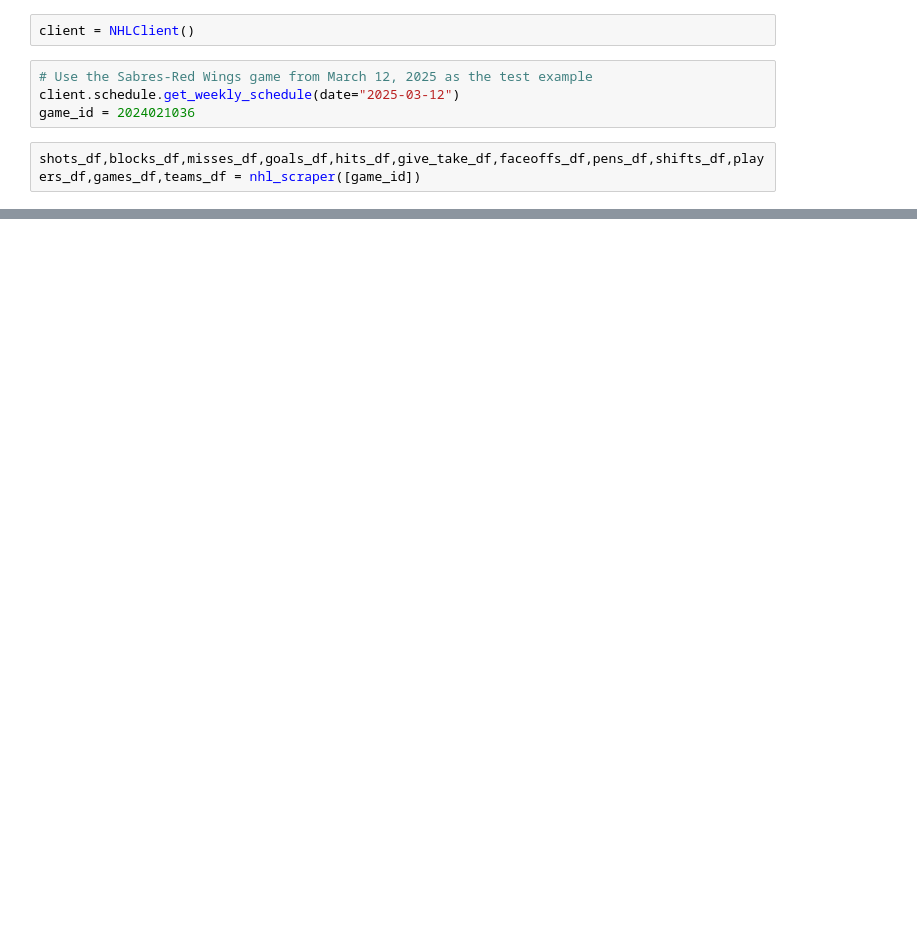
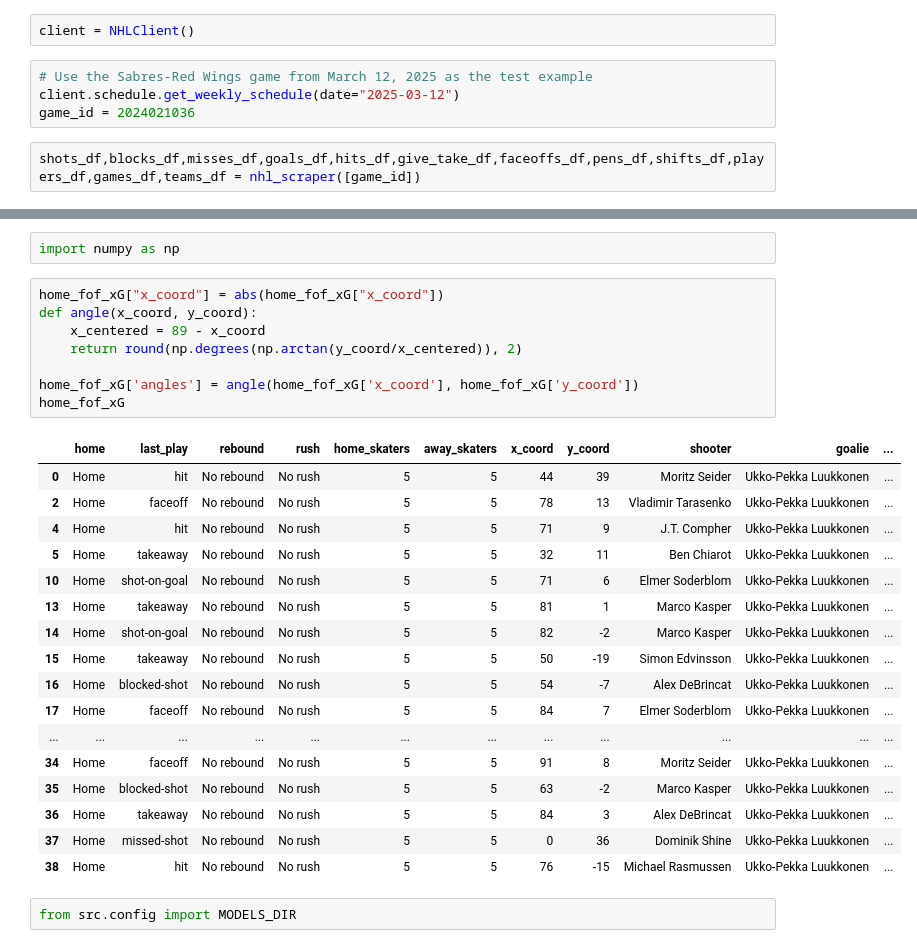
Before and after one commit to nolantphillips/nhl_game_reports, a Jupyter notebook: notebooks/01_scrape_data.ipynb, the cells around one changed output, grey strips where cells are left out. Cells and saved outputs as stored; diff of their text form; blank space fills up the shorter version.

```diff
--- a/notebooks/01_scrape_data.ipynb
+++ b/notebooks/01_scrape_data.ipynb
@@ -43,0 +511,30 @@ shots_df
+# %%
+import numpy as np
+# %%
+home_fof_xG["x_coord"] = abs(home_fof_xG["x_coord"])
+def angle(x_coord, y_coord):
+    x_centered = 89 - x_coord
+    return round(np.degrees(np.arctan(y_coord/x_centered)), 2)
+
+home_fof_xG['angles'] = angle(home_fof_xG['x_coord'], home_fof_xG['y_coord'])
+home_fof_xG
+# %% [output]
+|  | home | last_play | rebound | rush | home_skaters | away_skaters | x_coord | y_coord | shooter | goalie | ... |
+| 0 | Home | hit | No rebound | No rush | 5 | 5 | 44 | 39 | Moritz Seider | Ukko-Pekka Luukkonen | ... |
+| 2 | Home | faceoff | No rebound | No rush | 5 | 5 | 78 | 13 | Vladimir Tarasenko | Ukko-Pekka Luukkonen | ... |
+| 4 | Home | hit | No rebound | No rush | 5 | 5 | 71 | 9 | J.T. Compher | Ukko-Pekka Luukkonen | ... |
+| 5 | Home | takeaway | No rebound | No rush | 5 | 5 | 32 | 11 | Ben Chiarot | Ukko-Pekka Luukkonen | ... |
+| 10 | Home | shot-on-goal | No rebound | No rush | 5 | 5 | 71 | 6 | Elmer Soderblom | Ukko-Pekka Luukkonen | ... |
+| 13 | Home | takeaway | No rebound | No rush | 5 | 5 | 81 | 1 | Marco Kasper | Ukko-Pekka Luukkonen | ... |
+| 14 | Home | shot-on-goal | No rebound | No rush | 5 | 5 | 82 | -2 | Marco Kasper | Ukko-Pekka Luukkonen | ... |
+| 15 | Home | takeaway | No rebound | No rush | 5 | 5 | 50 | -19 | Simon Edvinsson | Ukko-Pekka Luukkonen | ... |
+| 16 | Home | blocked-shot | No rebound | No rush | 5 | 5 | 54 | -7 | Alex DeBrincat | Ukko-Pekka Luukkonen | ... |
+| 17 | Home | faceoff | No rebound | No rush | 5 | 5 | 84 | 7 | Elmer Soderblom | Ukko-Pekka Luukkonen | ... |
+| ... | ... | ... | ... | ... | ... | ... | ... | ... | ... | ... | ... |
+| 34 | Home | faceoff | No rebound | No rush | 5 | 5 | 91 | 8 | Moritz Seider | Ukko-Pekka Luukkonen | ... |
+| 35 | Home | blocked-shot | No rebound | No rush | 5 | 5 | 63 | -2 | Marco Kasper | Ukko-Pekka Luukkonen | ... |
+| 36 | Home | takeaway | No rebound | No rush | 5 | 5 | 84 | 3 | Alex DeBrincat | Ukko-Pekka Luukkonen | ... |
+| 37 | Home | missed-shot | No rebound | No rush | 5 | 5 | 0 | 36 | Dominik Shine | Ukko-Pekka Luukkonen | ... |
+| 38 | Home | hit | No rebound | No rush | 5 | 5 | 76 | -15 | Michael Rasmussen | Ukko-Pekka Luukkonen | ... |
+# %%
+from src.config import MODELS_DIR
```
Also changed, not shown: parts of 72 cells of this notebook, 7 other files.
